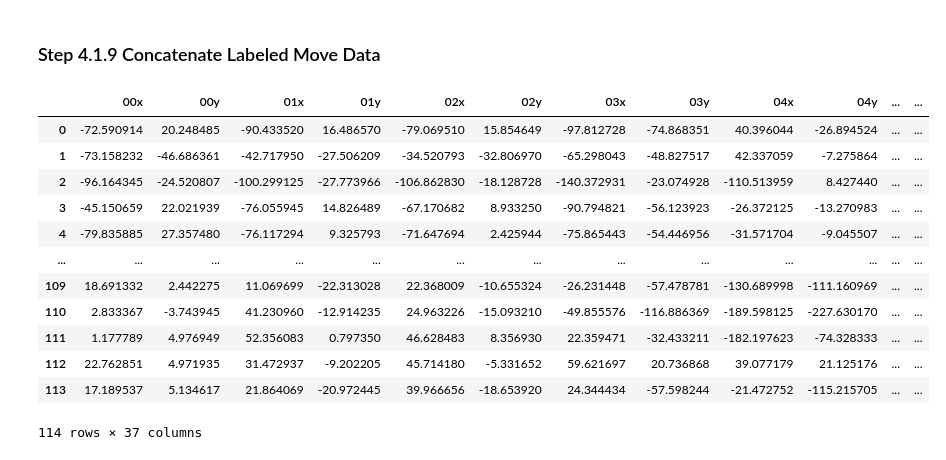
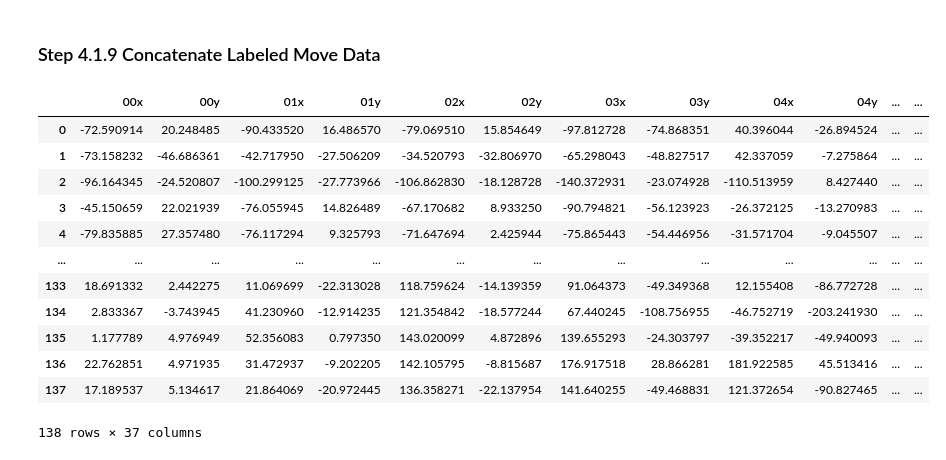
Before and after one commit to HiromiCota/CS506_TeamProject, a Jupyter notebook: main.ipynb, the cells around one changed output. Saved outputs shown, nothing was run; the diff lists cells and outputs as text; code cells hidden in the pictures.

Commit message:
Hands right implemented

```diff
--- a/main.ipynb
+++ b/main.ipynb
@@ -483,25 +520,23 @@ Pose dance_04 is the end pose for the Hands Left dance move. We do not have an e
 # %%
-# First, make a DF for each pose that we need to use
-hands_left = prep_dataframe(labels=labels)
-hands_right = prep_dataframe(labels=labels)
-
-#hands_left = store_pose()
+# Reflect the hands left ending pose to the right
+hands_right_pose = reflect_pose(hands_left_pose,"Hands_Right")
+hands_right_df = pose_list_to_vector_df(kick_start_frames,hands_right_pose,"Hands_Right",labels=labels)
 # %% [markdown]
 ### Step 4.1.9 Concatenate Labeled Move Data
 # %%
-move_df = pd.concat([kick_df, yay_df1, yay_df2, yay_df3, hands_left_df], axis=0,ignore_index=True)
+move_df = pd.concat([kick_df, yay_df1, yay_df2, yay_df3, hands_left_df, hands_right_df], axis=0,ignore_index=True)
 display(move_df)
 # %% [output]
 |  | 00x | 00y | 01x | 01y | 02x | 02y | 03x | 03y | 04x | 04y | ... | ... |
 | 0 | -72.590914 | 20.248485 | -90.433520 | 16.486570 | -79.069510 | 15.854649 | -97.812728 | -74.868351 | 40.396044 | -26.894524 | ... | ... |
 | 1 | -73.158232 | -46.686361 | -42.717950 | -27.506209 | -34.520793 | -32.806970 | -65.298043 | -48.827517 | 42.337059 | -7.275864 | ... | ... |
 | 2 | -96.164345 | -24.520807 | -100.299125 | -27.773966 | -106.862830 | -18.128728 | -140.372931 | -23.074928 | -110.513959 | 8.427440 | ... | ... |
 | 3 | -45.150659 | 22.021939 | -76.055945 | 14.826489 | -67.170682 | 8.933250 | -90.794821 | -56.123923 | -26.372125 | -13.270983 | ... | ... |
 | 4 | -79.835885 | 27.357480 | -76.117294 | 9.325793 | -71.647694 | 2.425944 | -75.865443 | -54.446956 | -31.571704 | -9.045507 | ... | ... |
 | ... | ... | ... | ... | ... | ... | ... | ... | ... | ... | ... | ... | ... |
-| 109 | 18.691332 | 2.442275 | 11.069699 | -22.313028 | 22.368009 | -10.655324 | -26.231448 | -57.478781 | -130.689998 | -111.160969 | ... | ... |
-| 110 | 2.833367 | -3.743945 | 41.230960 | -12.914235 | 24.963226 | -15.093210 | -49.855576 | -116.886369 | -189.598125 | -227.630170 | ... | ... |
-| 111 | 1.177789 | 4.976949 | 52.356083 | 0.797350 | 46.628483 | 8.356930 | 22.359471 | -32.433211 | -182.197623 | -74.328333 | ... | ... |
-| 112 | 22.762851 | 4.971935 | 31.472937 | -9.202205 | 45.714180 | -5.331652 | 59.621697 | 20.736868 | 39.077179 | 21.125176 | ... | ... |
-| 113 | 17.189537 | 5.134617 | 21.864069 | -20.972445 | 39.966656 | -18.653920 | 24.344434 | -57.598244 | -21.472752 | -115.215705 | ... | ... |
+| 133 | 18.691332 | 2.442275 | 11.069699 | -22.313028 | 118.759624 | -14.139359 | 91.064373 | -49.349368 | 12.155408 | -86.772728 | ... | ... |
+| 134 | 2.833367 | -3.743945 | 41.230960 | -12.914235 | 121.354842 | -18.577244 | 67.440245 | -108.756955 | -46.752719 | -203.241930 | ... | ... |
+| 135 | 1.177789 | 4.976949 | 52.356083 | 0.797350 | 143.020099 | 4.872896 | 139.655293 | -24.303797 | -39.352217 | -49.940093 | ... | ... |
+| 136 | 22.762851 | 4.971935 | 31.472937 | -9.202205 | 142.105795 | -8.815687 | 176.917518 | 28.866281 | 181.922585 | 45.513416 | ... | ... |
+| 137 | 17.189537 | 5.134617 | 21.864069 | -20.972445 | 136.358271 | -22.137954 | 141.640255 | -49.468831 | 121.372654 | -90.827465 | ... | ... |
-114 rows × 37 columns
+138 rows × 37 columns
```
Also changed, not shown: parts of 1 cell of this notebook.
